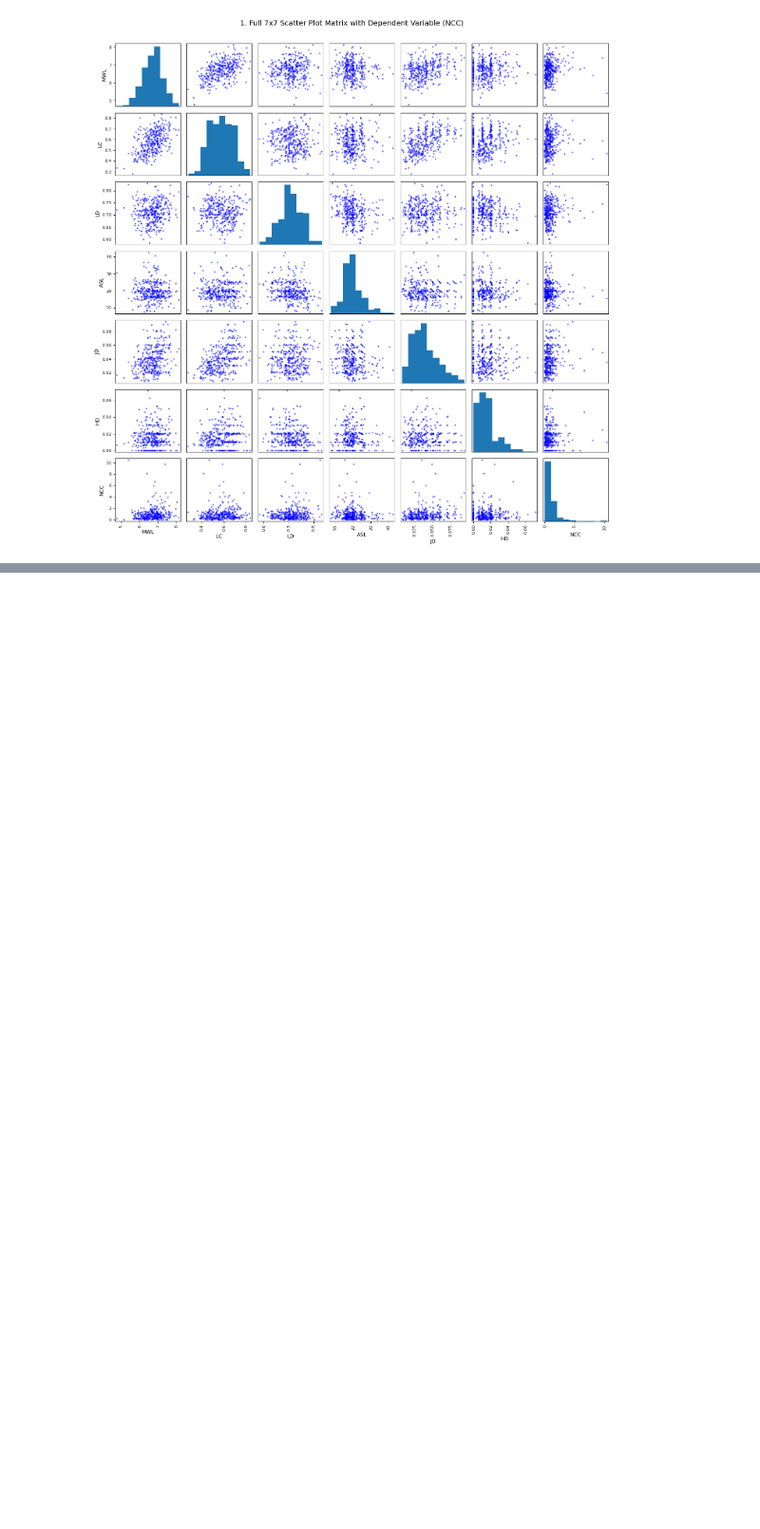
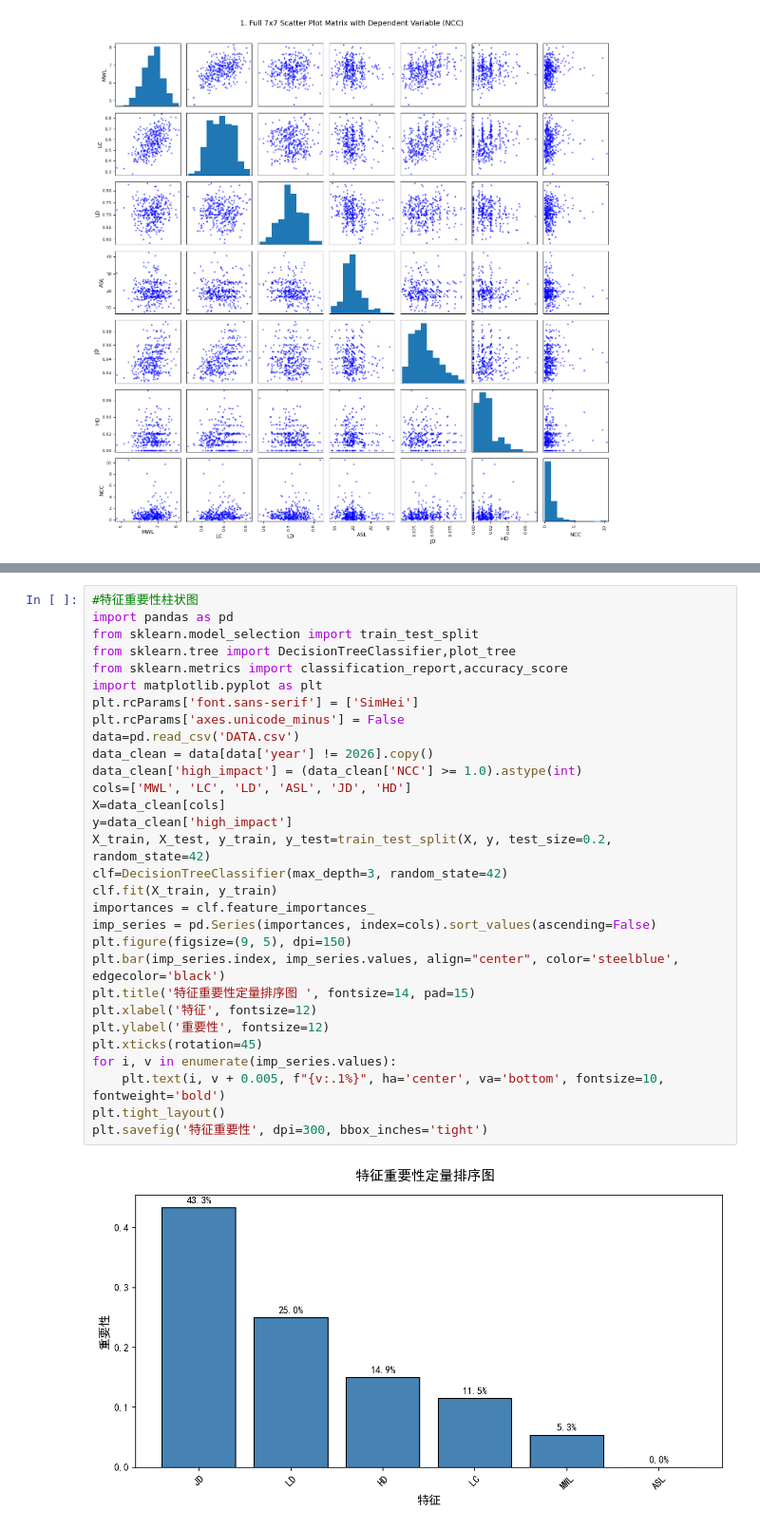
Before and after one commit to HongxuShi/CorrosionAbstracts, a Jupyter notebook: notebook/决策树.ipynb, the cells around one changed output, grey strips where cells are left out. Shown at 95% size. Cells and saved outputs as stored; diff of their text form; blank space fills up the shorter version.

```diff
--- a/notebook/决策树.ipynb
+++ b/notebook/决策树.ipynb
@@ -81,0 +98,32 @@ plt.show()
+# %%
+#特征重要性柱状图
+import pandas as pd
+from sklearn.model_selection import train_test_split
+from sklearn.tree import DecisionTreeClassifier,plot_tree
+from sklearn.metrics import classification_report,accuracy_score
+import matplotlib.pyplot as plt
+plt.rcParams['font.sans-serif'] = ['SimHei']
+plt.rcParams['axes.unicode_minus'] = False
+data=pd.read_csv('DATA.csv')
+data_clean = data[data['year'] != 2026].copy()
+data_clean['high_impact'] = (data_clean['NCC'] >= 1.0).astype(int)
+cols=['MWL', 'LC', 'LD', 'ASL', 'JD', 'HD']
+X=data_clean[cols]
+y=data_clean['high_impact']
+X_train, X_test, y_train, y_test=train_test_split(X, y, test_size=0.2, random_state=42)
+clf=DecisionTreeClassifier(max_depth=3, random_state=42)
+clf.fit(X_train, y_train)
+importances = clf.feature_importances_
+imp_series = pd.Series(importances, index=cols).sort_values(ascending=False)
+plt.figure(figsize=(9, 5), dpi=150)
+plt.bar(imp_series.index, imp_series.values, align="center", color='steelblue', edgecolor='black')
+plt.title('特征重要性定量排序图 ', fontsize=14, pad=15)
+plt.xlabel('特征', fontsize=12)
+plt.ylabel('重要性', fontsize=12)
+plt.xticks(rotation=45)
+for i, v in enumerate(imp_series.values):
+    plt.text(i, v + 0.005, f"{v:.1%}", ha='center', va='bottom', fontsize=10, fontweight='bold')
+plt.tight_layout()
+plt.savefig('特征重要性', dpi=300, bbox_inches='tight')
+# %% [output]
+[figure, added]
```
Also changed, not shown: parts of 1 cell of this notebook, 1 other file.
